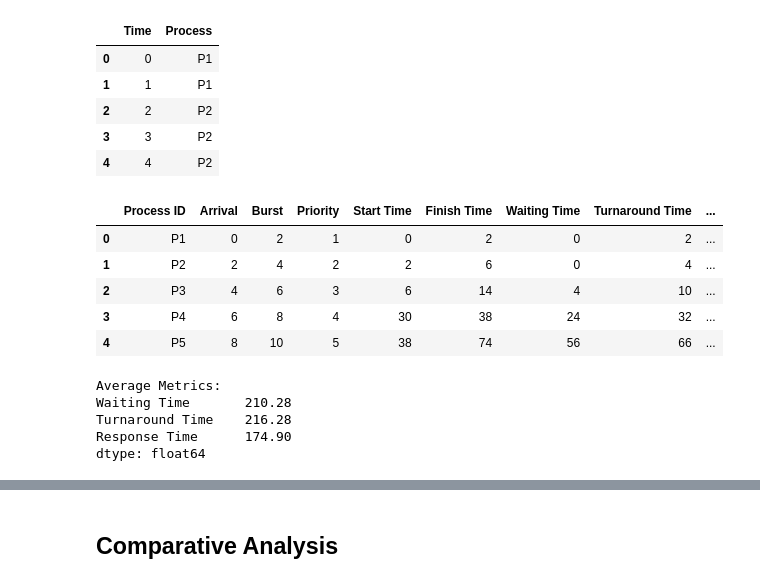
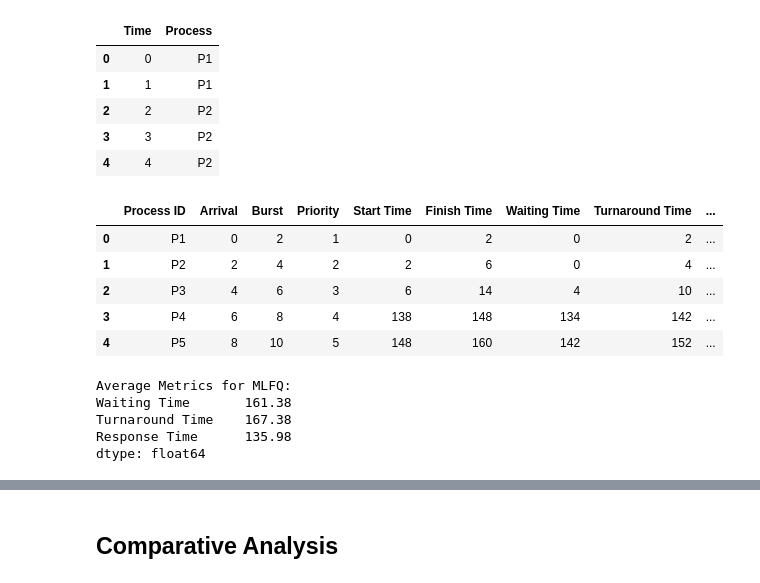
Before and after one commit to jzarcoo/CPU-Scheduling, a Jupyter notebook: metrics.ipynb, the cells around one changed output, grey strips where cells are left out. Drawn from its saved outputs; the diff is of its cells as text; code cells hidden in the pictures.

```diff
--- a/metrics.ipynb
+++ b/metrics.ipynb
@@ -59,6 +73,6 @@ plt.show()
 # %%
 algo2 = "mlfq"
 # %%
-df2_metrics = df.read_csv(f"{algo2}_metrics.csv")
-df2_timeline = df.read_csv(f"{algo2}_timeline.csv")
+df_mlfq_metrics = df.read_csv(f"{algo2}_metrics.csv")
+df_mlfq_timeline = df.read_csv(f"{algo2}_timeline.csv")
 # %%
@@ -71,22 +85,22 @@ display(df1_timeline.head())
 | 3 | 3 | P2 |
 | 4 | 4 | P2 |
 # %%
-display(df2_metrics.head())
+display(df_mlfq_metrics.head())
 # %% [output]
 |  | Process ID | Arrival | Burst | Priority | Start Time | Finish Time | Waiting Time | Turnaround Time | ... |
 | 0 | P1 | 0 | 2 | 1 | 0 | 2 | 0 | 2 | ... |
 | 1 | P2 | 2 | 4 | 2 | 2 | 6 | 0 | 4 | ... |
 | 2 | P3 | 4 | 6 | 3 | 6 | 14 | 4 | 10 | ... |
-| 3 | P4 | 6 | 8 | 4 | 30 | 38 | 24 | 32 | ... |
-| 4 | P5 | 8 | 10 | 5 | 38 | 74 | 56 | 66 | ... |
+| 3 | P4 | 6 | 8 | 4 | 138 | 148 | 134 | 142 | ... |
+| 4 | P5 | 8 | 10 | 5 | 148 | 160 | 142 | 152 | ... |
 # %%
-metrics2 = df2_metrics.columns[-3:]
-averages2 = df2_metrics[metrics2].mean()
-print("Average Metrics:")
-print(averages2)
+metrics_mlfq = df_mlfq_metrics.columns[-3:]
+averages_mlfq = df_mlfq_metrics[metrics_mlfq].mean()
+print("Average Metrics for MLFQ:")
+print(averages_mlfq)
 # %% [output]
-Average Metrics:
-Waiting Time       210.28
-Turnaround Time    216.28
-Response Time      174.90
+Average Metrics for MLFQ:
+Waiting Time       161.38
+Turnaround Time    167.38
+Response Time      135.98
 dtype: float64
```
Also changed, not shown: parts of 16 cells of this notebook.
